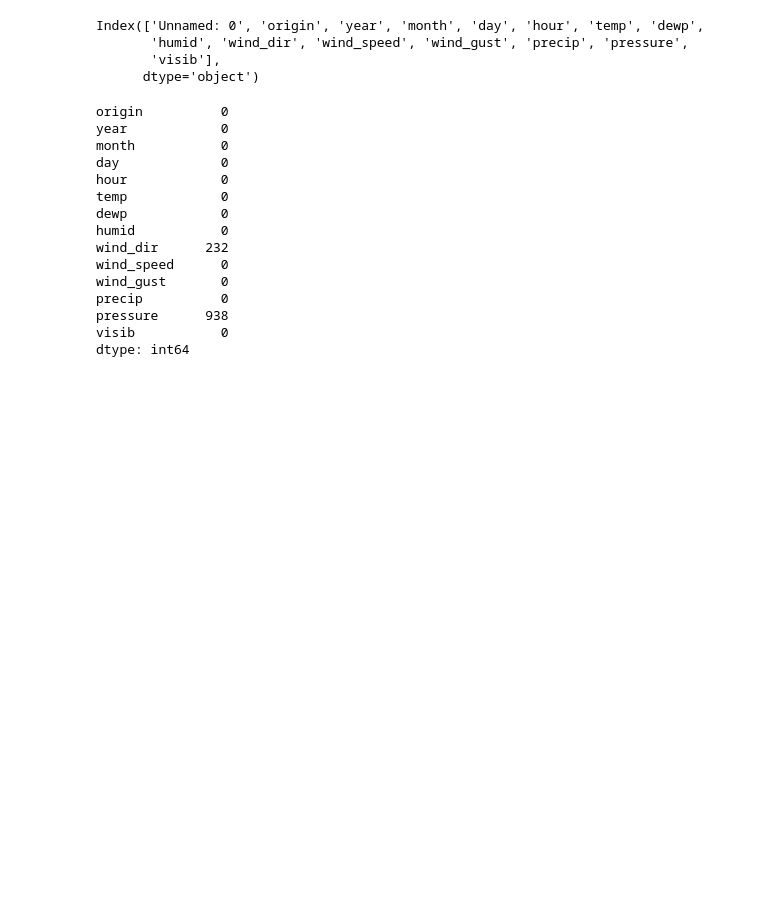
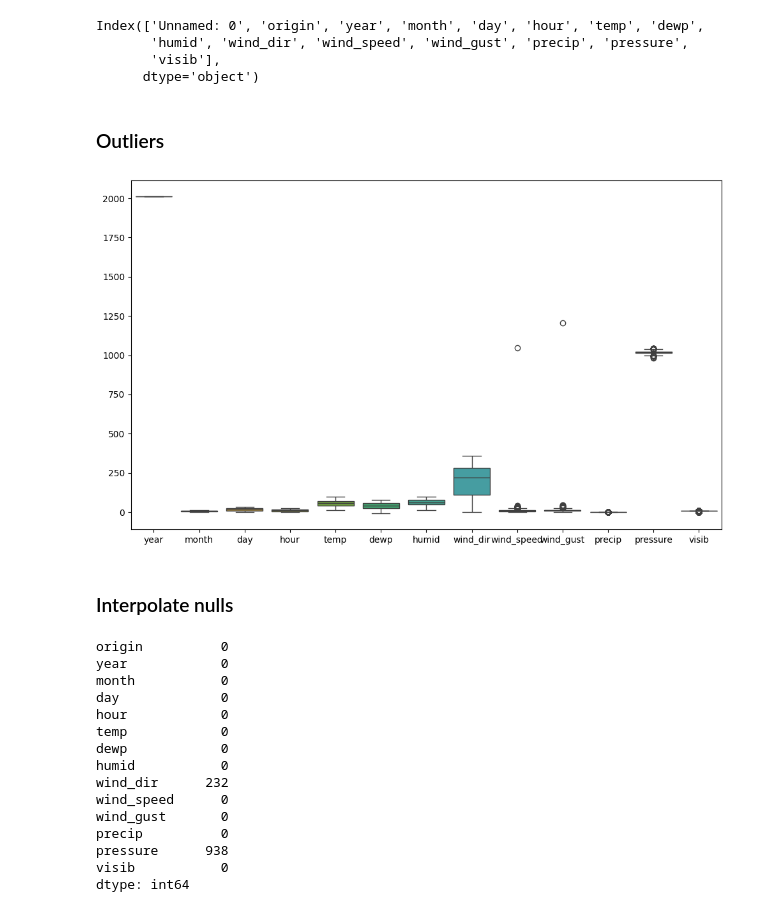
Before and after one commit to kevinhav/DATA602_assign_7, a Jupyter notebook: 07_assignment.ipynb, the cells around one changed output. Saved outputs shown, nothing was run; the diff lists cells and outputs as text; code cells hidden in the pictures; blank space fills up the shorter version.

Commit message:
updated analysis with visuals and outlier handling

```diff
--- a/07_assignment.ipynb
+++ b/07_assignment.ipynb
@@ -142,3 +145,12 @@ Index(['Unnamed: 0', 'origin', 'year', 'month', 'day', 'hour', 'temp', 'dewp',
        'humid', 'wind_dir', 'wind_speed', 'wind_gust', 'precip', 'pressure',
        'visib'],
       dtype='object')
+# %% [markdown]
+### Outliers
+# %%
+# We can see a few outliers for wind speed and wind gust
+plt.figure(figsize=(10, 6))
+sns.boxplot(df)
+plt.tight_layout()
+# %% [output]
+[figure, added]
@@ -145,2 +160,4 @@ Index(['Unnamed: 0', 'origin', 'year', 'month', 'day', 'hour', 'temp', 'dewp',
+# %% [markdown]
+### Interpolate nulls
 # %%
 # drop NA columns in datetime columns
```
Also changed, not shown: parts of 20 cells of this notebook, 2 other files.
